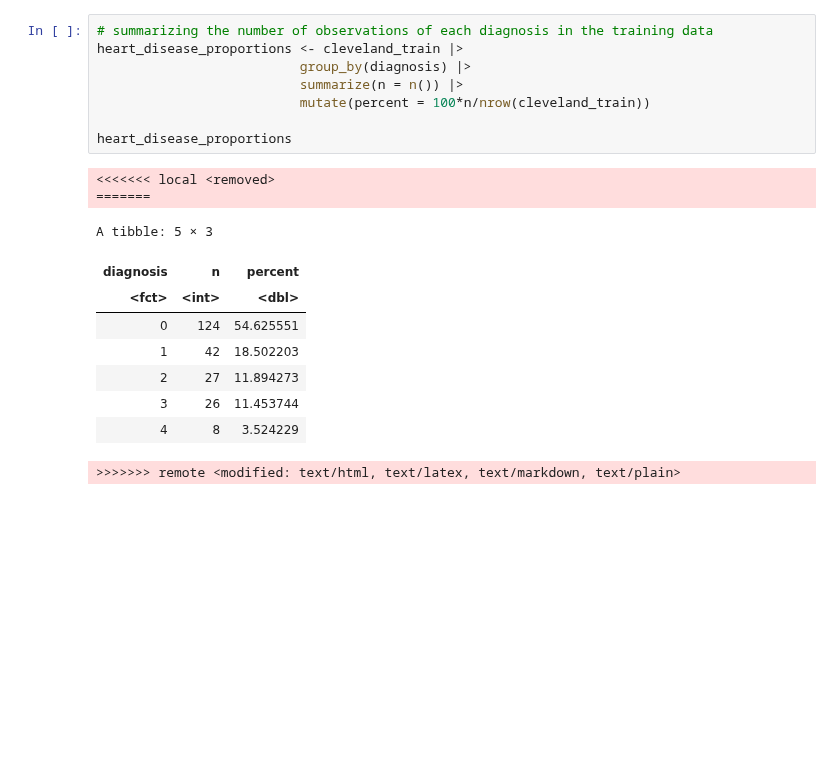
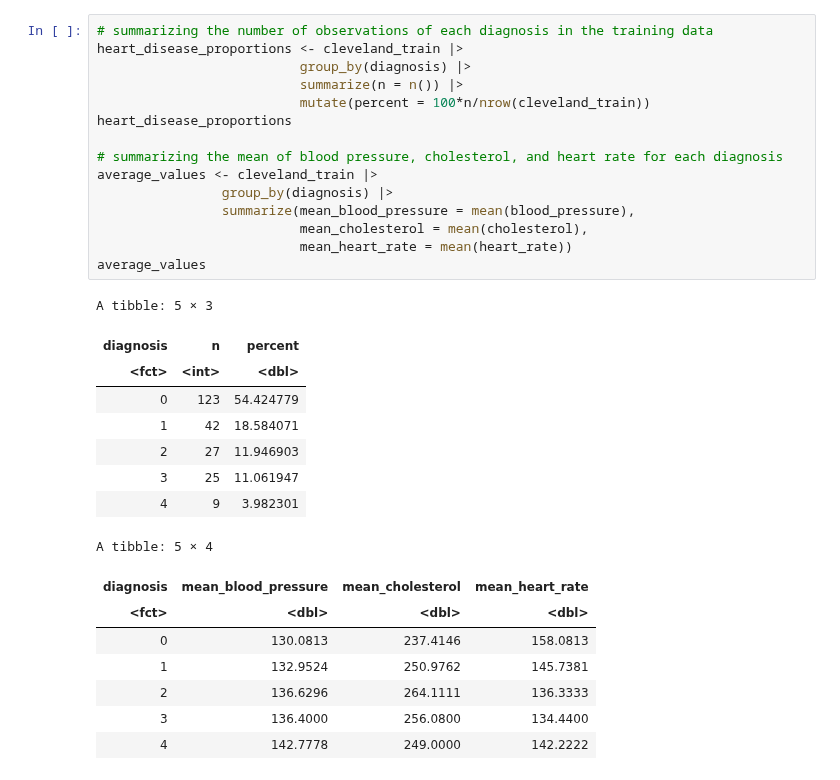
Before and after one commit to Git-Aarya/Heart-Disease-Predictor, a Jupyter notebook: project_proposal_analysis.ipynb, the cells around one changed output. Drawn from its saved outputs; the diff is of its cells as text; blank space fills up the shorter version.

Commit message:
Added another summarized table

```diff
--- a/project_proposal_analysis.ipynb
+++ b/project_proposal_analysis.ipynb
@@ -63,23 +104,35 @@ $ diagnosis      <fct> 0, 0, 0, 0, 0, 0, 0, 0, 0, 0, 0, 0, 0, 0, 0, 0, 0, 0, 0
 # %%
 # summarizing the number of observations of each diagnosis in the training data
 heart_disease_proportions <- cleveland_train |>
                           group_by(diagnosis) |>
                           summarize(n = n()) |>
                           mutate(percent = 100*n/nrow(cleveland_train))
+heart_disease_proportions
 
-heart_disease_proportions
+# summarizing the mean of blood pressure, cholesterol, and heart rate for each diagnosis
+average_values <- cleveland_train |>
+                group_by(diagnosis) |>
+                summarize(mean_blood_pressure = mean(blood_pressure),
+                          mean_cholesterol = mean(cholesterol),
+                          mean_heart_rate = mean(heart_rate))
+average_values
 # %% [output]
-<<<<<<< local <removed>
-=======
+A tibble: 5 × 3
+| diagnosis | n | percent |
+| <fct> | <int> | <dbl> |
+| 0 | 123 | 54.424779 |
+| 1 | 42 | 18.584071 |
+| 2 | 27 | 11.946903 |
+| 3 | 25 | 11.061947 |
+| 4 | 9 | 3.982301 |
-A tibble: 5 × 3
+A tibble: 5 × 4
-| diagnosis | n | percent |
-| <fct> | <int> | <dbl> |
-| 0 | 124 | 54.625551 |
-| 1 | 42 | 18.502203 |
-| 2 | 27 | 11.894273 |
-| 3 | 26 | 11.453744 |
-| 4 | 8 | 3.524229 |
->>>>>>> remote <modified: text/html, text/latex, text/markdown, text/plain>
+| diagnosis | mean_blood_pressure | mean_cholesterol | mean_heart_rate |
+| <fct> | <dbl> | <dbl> | <dbl> |
+| 0 | 130.0813 | 237.4146 | 158.0813 |
+| 1 | 132.9524 | 250.9762 | 145.7381 |
+| 2 | 136.6296 | 264.1111 | 136.3333 |
+| 3 | 136.4000 | 256.0800 | 134.4400 |
+| 4 | 142.7778 | 249.0000 | 142.2222 |
 # %%
 rbp_chol_plot <- ggplot(cleveland_train, aes(x = blood_pressure, y = cholesterol, color = diagnosis)) +
                 geom_point(alpha = 0.6) +
```
Also changed, not shown: parts of 8 cells of this notebook.
